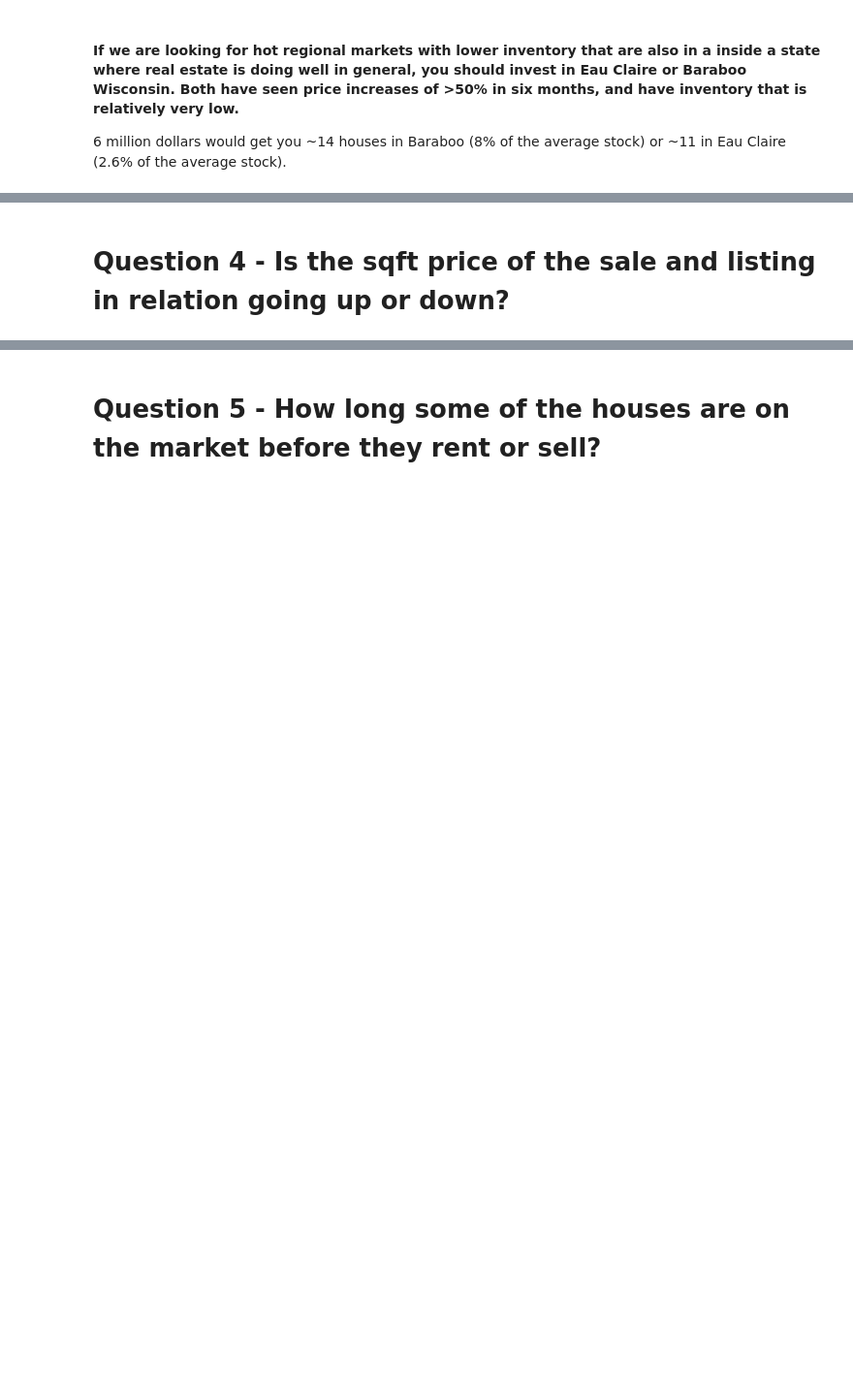
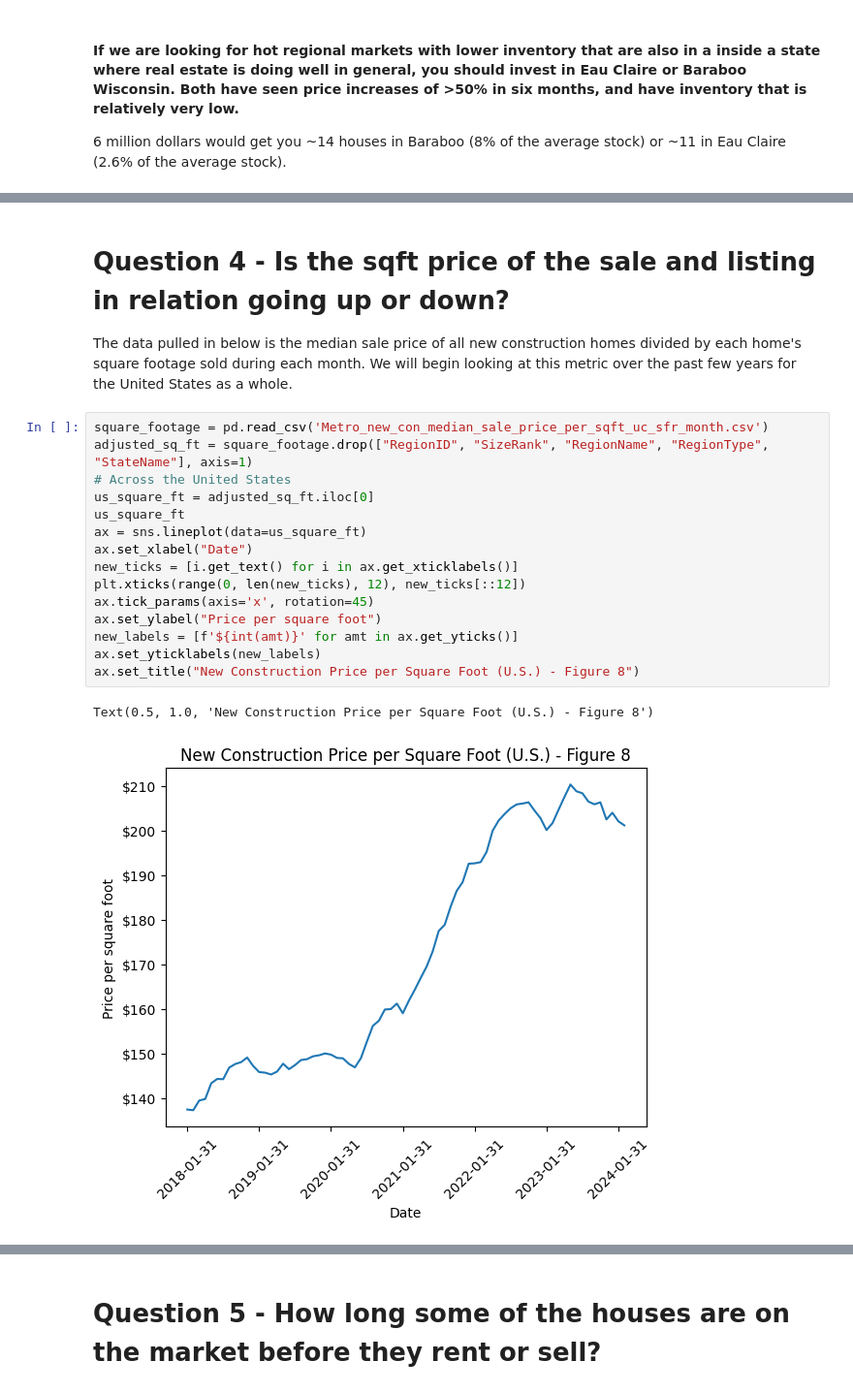
Before and after one commit to leoflewis/final-project, a Jupyter notebook: Project-Notebook.ipynb, the cells around one changed output, grey strips where cells are left out. Shown at 97% size. Saved outputs shown, nothing was run; the diff lists cells and outputs as text; blank space fills up the shorter version.

```diff
--- a/Project-Notebook.ipynb
+++ b/Project-Notebook.ipynb
@@ -381,3 +378,22 @@ reg_jdf.loc[["Baraboo, WI", "Eau Claire, WI"]]
 | Eau Claire, WI | 258.0 | 327633.0 | 507293.0 | 54.835746 | True | 451.0 | 669.794521 | 153.382144 | ... |
 # %% [markdown]
 # Question 4 - Is the sqft price of the sale and listing in relation going up or down?
+The data pulled in below is the median sale price of all new construction homes divided by each home's square footage sold during each month. We will begin looking at this metric over the past few years for the United States as a whole.
+# %%
+square_footage = pd.read_csv('Metro_new_con_median_sale_price_per_sqft_uc_sfr_month.csv')
+adjusted_sq_ft = square_footage.drop(["RegionID", "SizeRank", "RegionName", "RegionType", "StateName"], axis=1)
+# Across the United States
+us_square_ft = adjusted_sq_ft.iloc[0]
+us_square_ft
+ax = sns.lineplot(data=us_square_ft)
+ax.set_xlabel("Date")
+new_ticks = [i.get_text() for i in ax.get_xticklabels()]
+plt.xticks(range(0, len(new_ticks), 12), new_ticks[::12])
+ax.tick_params(axis='x', rotation=45)
+ax.set_ylabel("Price per square foot")
+new_labels = [f'${int(amt)}' for amt in ax.get_yticks()]
+ax.set_yticklabels(new_labels)
+ax.set_title("New Construction Price per Square Foot (U.S.) - Figure 8")
+# %% [output]
+Text(0.5, 1.0, 'New Construction Price per Square Foot (U.S.) - Figure 8')
+[figure, added]
```
Also changed, not shown: parts of 2 cells of this notebook, 1 other file.
